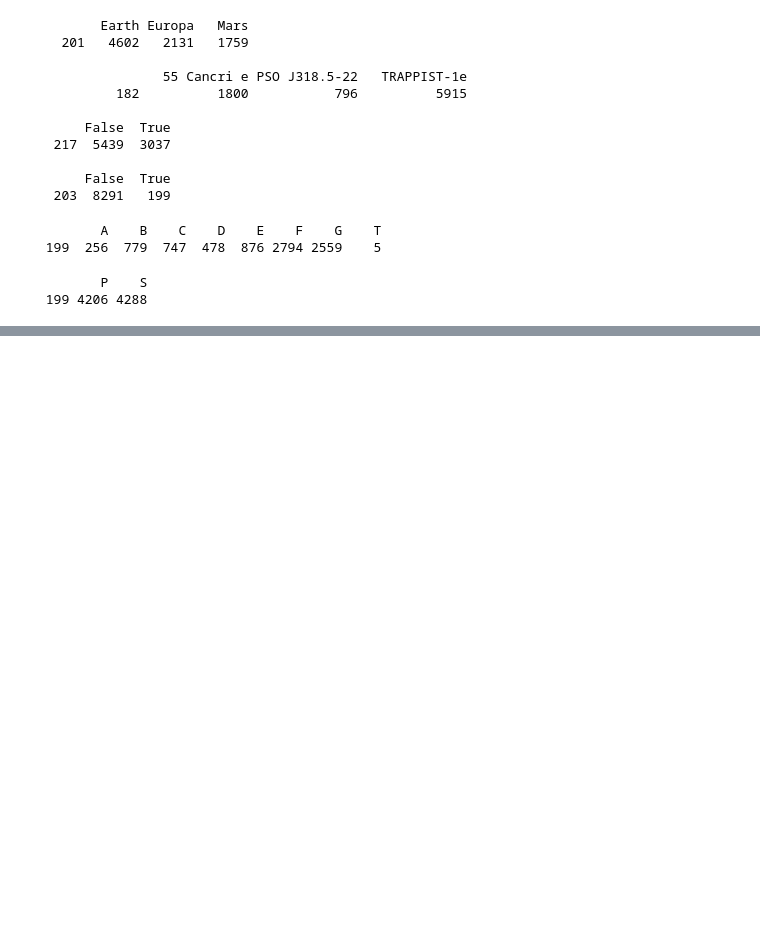
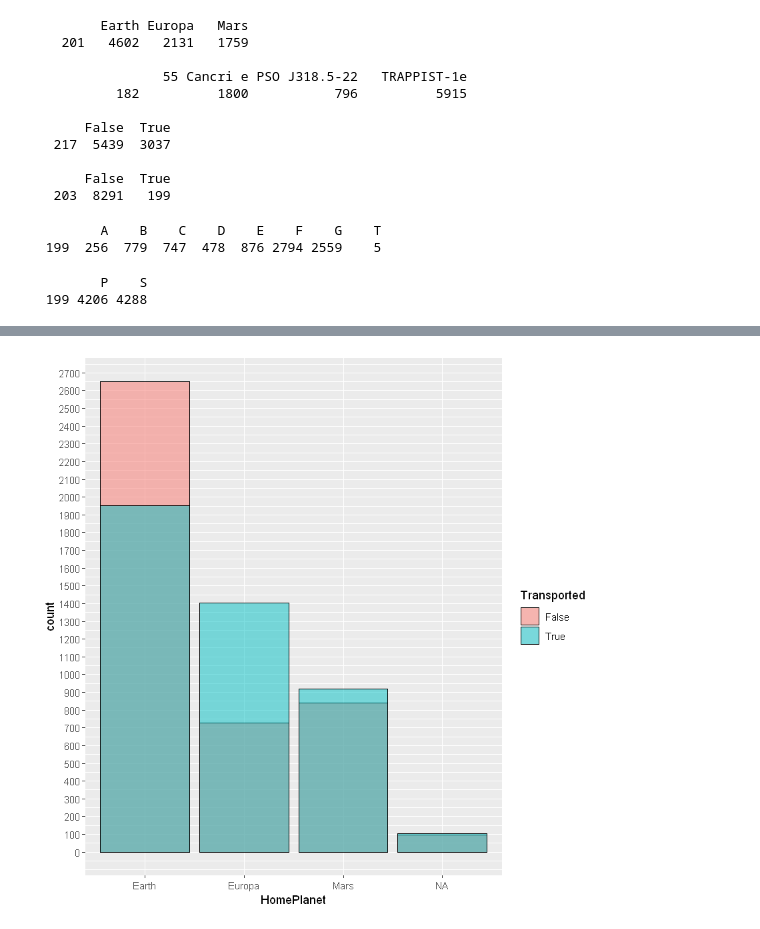
Before and after one commit to Adrisui3/Spaceship-Titanic, a Jupyter notebook: eda.ipynb, the cells around one changed output, grey strips where cells are left out. Saved outputs shown, nothing was run; the diff lists cells and outputs as text; code cells hidden in the pictures; blank space fills up the shorter version.

```diff
--- a/eda.ipynb
+++ b/eda.ipynb
@@ -141,0 +159,9 @@ ggplot(df, aes(x = HomePlanet)) +
+# %%
+# Ricardo: parece que es más probable de ser transportado si un individuo es de otro planeta que no sea la Tierra,
+# aunque esta sea la categoría con mayor número de individuos, por lo que el planeta de procedencia puede ser una primera
+# pista para la clasificación.
+ggplot(df, aes(x = HomePlanet, fill=Transported)) +
+    geom_bar(color='black', alpha=0.5, position='identity') +
+    scale_y_continuous(breaks = seq(0,3000,100))
+# %% [output]
+[figure, added]
```
Also changed, not shown: parts of 26 cells of this notebook.
